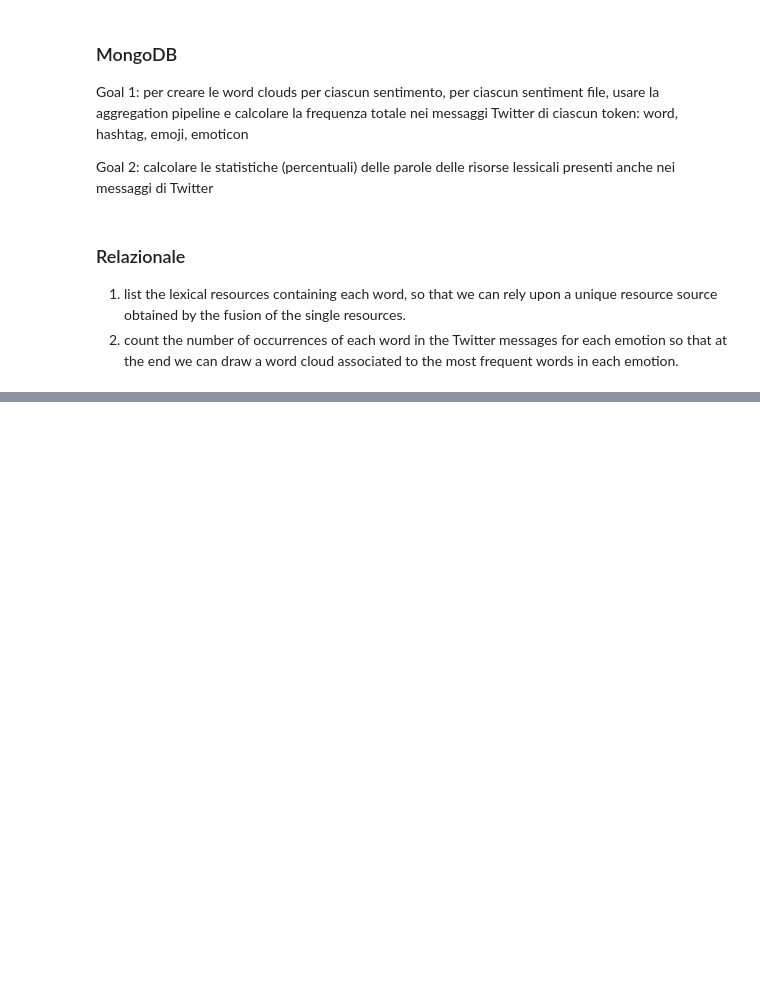
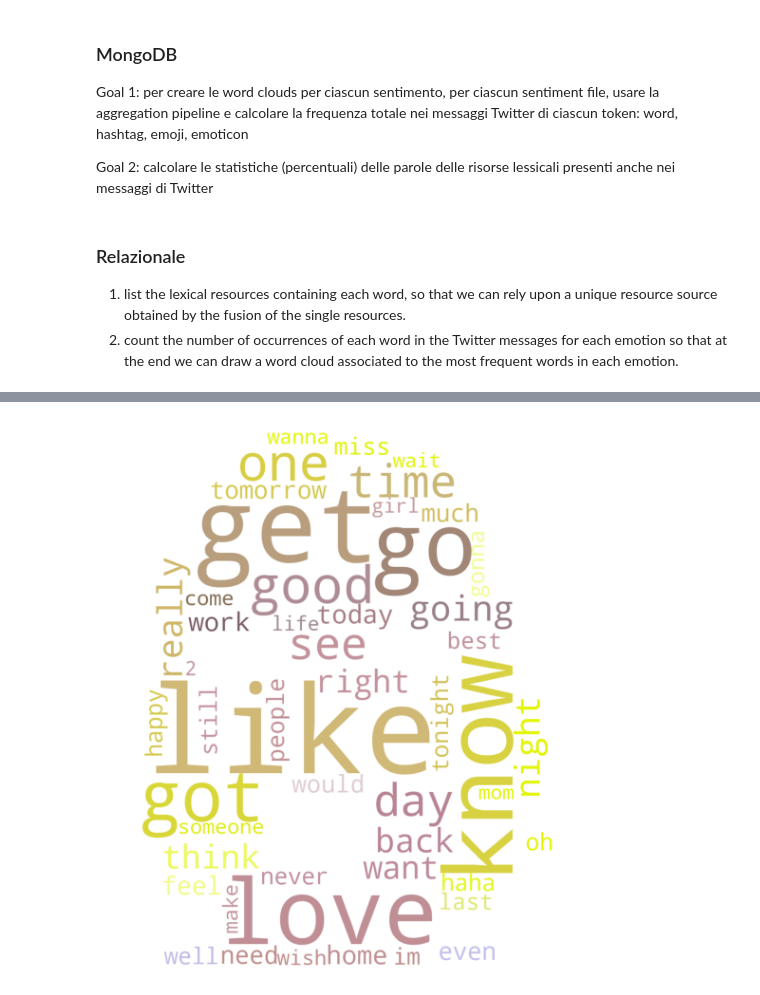
Before and after one commit to Fazzaa/tweet_analysis, a Jupyter notebook: graph.ipynb, the cells around one changed output, grey strips where cells are left out. Cells and saved outputs as stored; diff of their text form; code cells hidden in the pictures; blank space fills up the shorter version.

```diff
--- a/graph.ipynb
+++ b/graph.ipynb
@@ -41,0 +109,4 @@ words in each emotion.
+# %%
+generate_wordcloud(convert_from_list_to_dict(fear_data))
+# %% [output]
+[figure, added]
```
Also changed, not shown: parts of 18 cells of this notebook.
